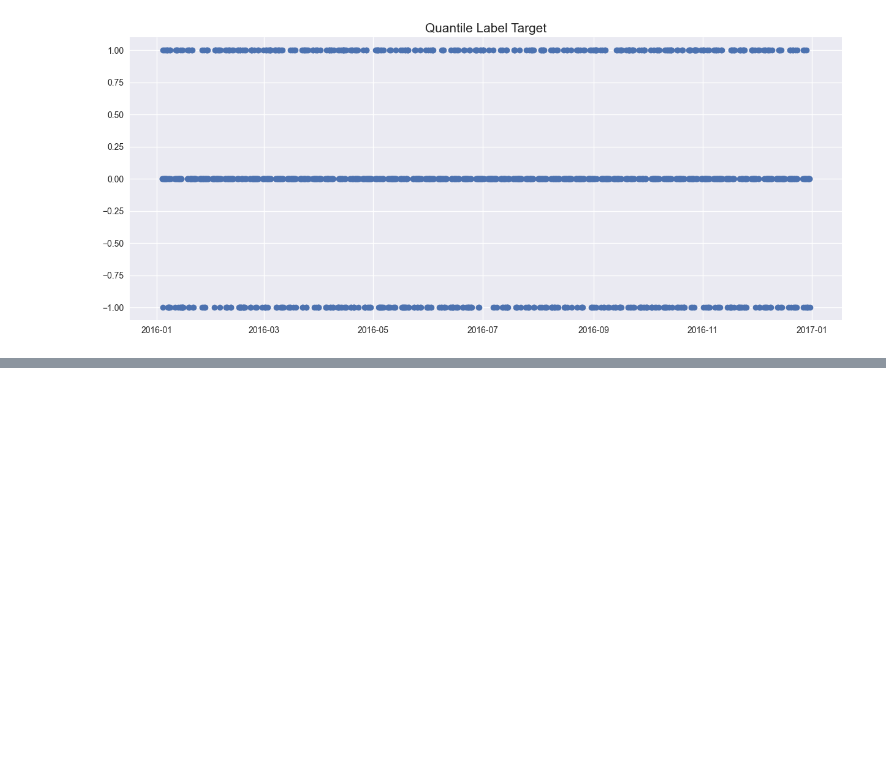
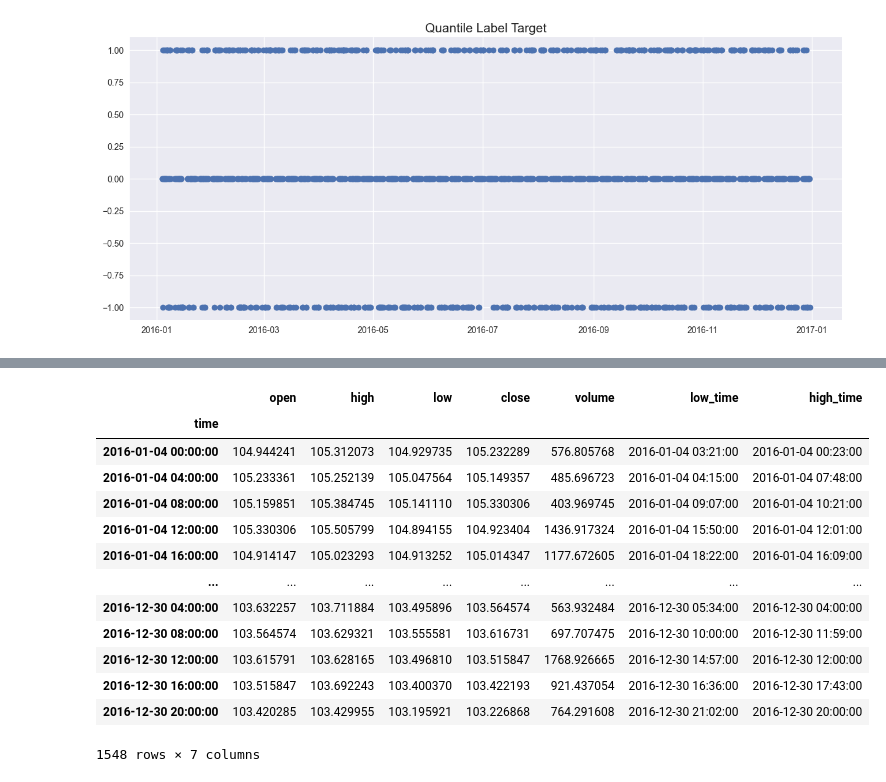
Before and after one commit to Quantreo/quantreo, a Jupyter notebook: docs/docs/tutorials/target-engineering-directional.ipynb, the cells around one changed output, grey strips where cells are left out. Cells and saved outputs as stored; diff of their text form; code cells hidden in the pictures; blank space fills up the shorter version.

```diff
--- a/docs/docs/tutorials/target-engineering-directional.ipynb
+++ b/docs/docs/tutorials/target-engineering-directional.ipynb
@@ -146,0 +166,23 @@ plt.show()
+# %%
+# Import a dataset to test the next functions more easily
+from quantreo.datasets import load_generated_ohlcv_with_time
+df = load_generated_ohlcv_with_time()
+df = df.loc["2016"]
+
+# Show the data
+df
+# %% [output]
+|  | open | high | low | close | volume | low_time | high_time |
+| time |  |  |  |  |  |  |  |
+| 2016-01-04 00:00:00 | 104.944241 | 105.312073 | 104.929735 | 105.232289 | 576.805768 | 2016-01-04 03:21:00 | 2016-01-04 00:23:00 |
+| 2016-01-04 04:00:00 | 105.233361 | 105.252139 | 105.047564 | 105.149357 | 485.696723 | 2016-01-04 04:15:00 | 2016-01-04 07:48:00 |
+| 2016-01-04 08:00:00 | 105.159851 | 105.384745 | 105.141110 | 105.330306 | 403.969745 | 2016-01-04 09:07:00 | 2016-01-04 10:21:00 |
+| 2016-01-04 12:00:00 | 105.330306 | 105.505799 | 104.894155 | 104.923404 | 1436.917324 | 2016-01-04 15:50:00 | 2016-01-04 12:01:00 |
+| 2016-01-04 16:00:00 | 104.914147 | 105.023293 | 104.913252 | 105.014347 | 1177.672605 | 2016-01-04 18:22:00 | 2016-01-04 16:09:00 |
+| ... | ... | ... | ... | ... | ... | ... | ... |
+| 2016-12-30 04:00:00 | 103.632257 | 103.711884 | 103.495896 | 103.564574 | 563.932484 | 2016-12-30 05:34:00 | 2016-12-30 04:00:00 |
+| 2016-12-30 08:00:00 | 103.564574 | 103.629321 | 103.555581 | 103.616731 | 697.707475 | 2016-12-30 10:00:00 | 2016-12-30 11:59:00 |
+| 2016-12-30 12:00:00 | 103.615791 | 103.628165 | 103.496810 | 103.515847 | 1768.926665 | 2016-12-30 14:57:00 | 2016-12-30 12:00:00 |
+| 2016-12-30 16:00:00 | 103.515847 | 103.692243 | 103.400370 | 103.422193 | 921.437054 | 2016-12-30 16:36:00 | 2016-12-30 17:43:00 |
+| 2016-12-30 20:00:00 | 103.420285 | 103.429955 | 103.195921 | 103.226868 | 764.291608 | 2016-12-30 21:02:00 | 2016-12-30 20:00:00 |
+1548 rows × 7 columns
```
Also changed, not shown: parts of 7 cells of this notebook, 13 other files.
